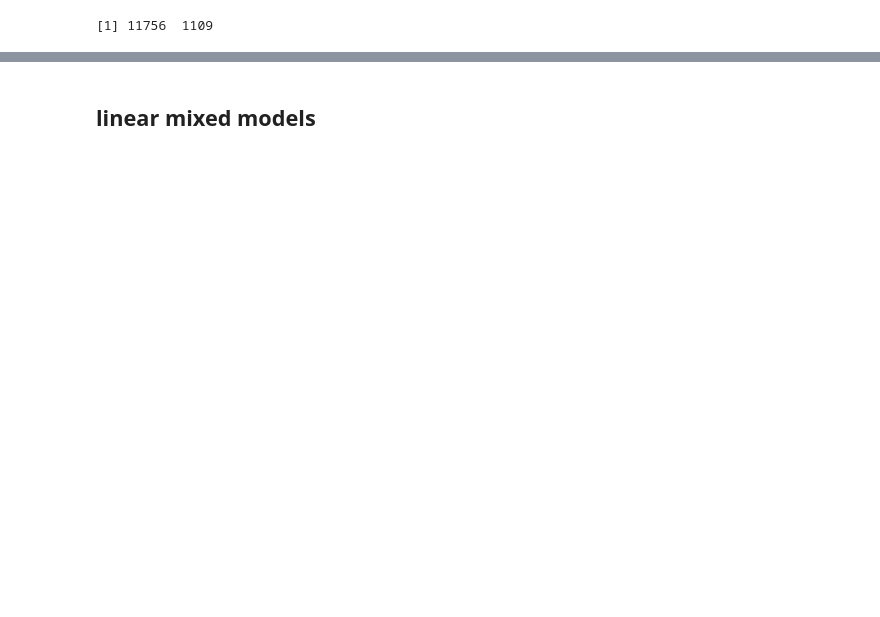
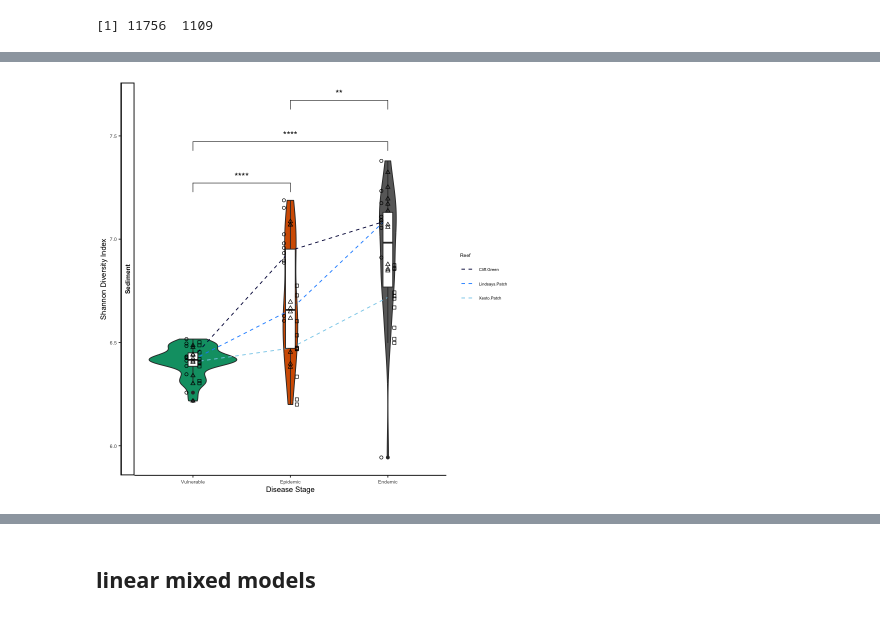
Before and after one commit to srosales712/SCTLD-zones, a Jupyter notebook: Alpha-diversity.ipynb, the cells around one changed output, grey strips where cells are left out. Drawn from its saved outputs; the diff is of its cells as text; code cells hidden in the pictures; blank space fills up the shorter version.

```diff
--- a/Alpha-diversity.ipynb
+++ b/Alpha-diversity.ipynb
@@ -1011,0 +618,71 @@ The following objects are masked from ‘package:tidyr’:
+# %%
+# Calculate Shannon diversity index
+adiv_s_z <- data.frame(
+  Shannon = phyloseq::estimate_richness(ps_rare_s, measures = "Shannon")
+)
+
+# Combine with environmental metadata
+ps_rare_s_meta <- as(sample_data(ps_sed_z), "data.frame")
+alpha_s_rare <- cbind(ps_rare_s_meta, adiv_s_z)
+
+# Create alpha diversity plot
+Fig_alpha_s <- ggplot(alpha_s_rare, aes(x = Site.Status, y = Shannon)) +
+  # Violin plot for distribution
+  geom_violin(aes(fill = Site.Status)) +
+
+  # Median summary with dashed lines
+  stat_summary(
+    fun = median,
+    geom = "line",
+    linetype = "dashed",
+    aes(group = Site.Name, color = Site.Name)
+  ) +
+
+  # Customize colors and shapes
+  scale_color_manual(values = c("#000042", "#1E90FF", "#87CEEB")) +
+  scale_shape_manual(values = c(1, 2, 0)) +
+  scale_fill_manual(values = cbPalette) +
+
+  # Boxplot overlay
+  geom_boxplot(width = 0.1) +
+
+  # Points with different shapes
+  geom_point(aes(shape = Site.Name), position = position_dodge(width = 0.2)) +
+
+  # Facet by Type
+  facet_grid(Type ~ ., switch = "y") +
+
+  # Labels
+  xlab("Disease Stage") +
+  ylab("Shannon Diversity Index") +
+
+  # Theme adjustments
+  theme_classic() +
+  theme(
+    legend.text = element_text(size = 5),
+    legend.title = element_text(size = 6),
+    axis.title.x = element_text(size = 9),
+    axis.title.y = element_text(size = 9),
+    axis.text.x = element_text(size = 6),
+    axis.text.y = element_text(size = 6),
+    strip.text = element_text(size = 8, face = "bold")
+  ) +
+
+  # Legends
+  guides(
+    fill = "none",
+    color = guide_legend(title = "Reef"),
+    shape = "none"  # Hide shape legend
+  ) +
+
+  # Statistical comparisons
+  stat_compare_means(
+    comparisons = my_comparisons,
+    label.y = c(7.2, 7.4, 7.6),
+    aes(label = after_stat(p.signif))
+  )
+
+# Display plot
+Fig_alpha_s
+# %% [output]
+[figure, added]
```
Also changed, not shown: parts of 57 cells of this notebook.
